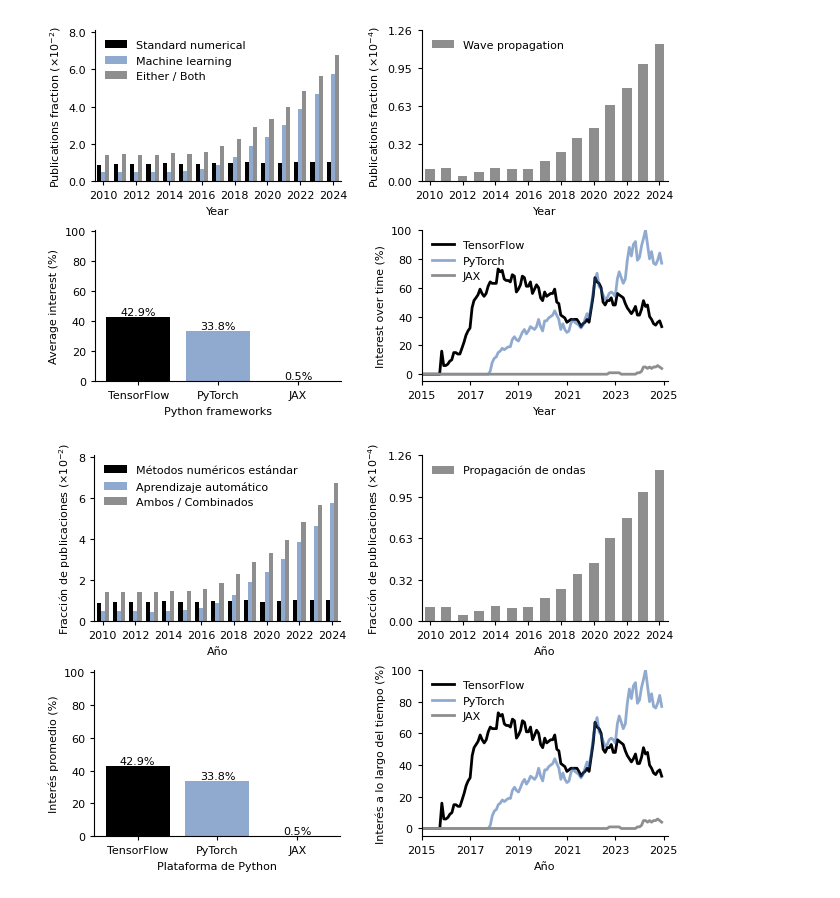
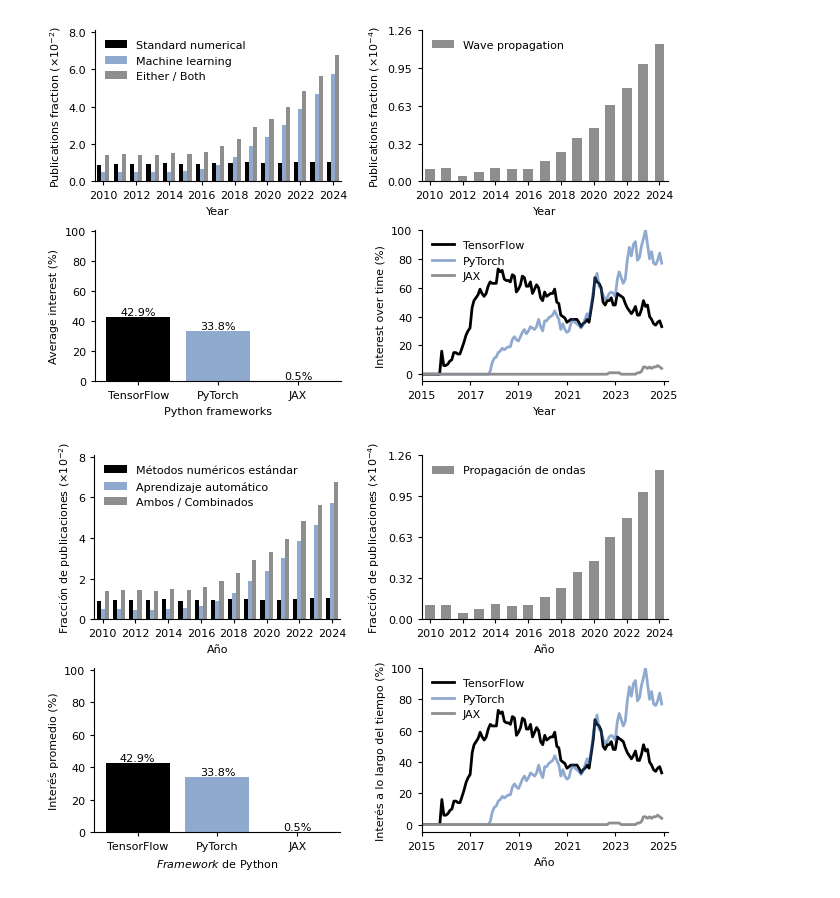
Before and after one commit to oscar-rincon/Review-Seismic-Waves, a Jupyter notebook: main/02_publication_trends_ml_wave_frameworks/publication_trends_ml_wave_frameworks.ipynb, the cells around one changed output. Cells and saved outputs as stored; diff of their text form; code cells hidden in the pictures.

```diff
--- a/main/02_publication_trends_ml_wave_frameworks/publication_trends_ml_wave_frameworks.ipynb
+++ b/main/02_publication_trends_ml_wave_frameworks/publication_trends_ml_wave_frameworks.ipynb
@@ -347,39 +347,39 @@ for barra, valor in zip(barras, promedios.values):
     )
 
 ax3.set_ylabel("Interés promedio (%)", fontsize=8)
-ax3.set_xlabel("Plataforma de Python", fontsize=8)
+ax3.set_xlabel(r"$Framework$ de Python", fontsize=8)
 ax3.set_ylim(-0.00, 1.01*100)
 ax3.set_yticks(np.arange(0, 1.1*100, 20))
 ax3.spines['top'].set_visible(False)
 ax3.spines['right'].set_visible(False)
 ax3.tick_params(axis='both', labelsize=8, direction='out', length=3, width=0.8, color='black')
 ax3.grid(False)
 
 # === Inferior derecha: Series temporales de frameworks ===
 ax4 = fig.add_subplot(gs[1, 1])
 ax4.plot(df['Mes'], df['TensorFlow'], color=colores_frameworks[0], linewidth=2, label="TensorFlow")
 ax4.plot(df['Mes'], df['PyTorch'], color=colores_frameworks[1], linewidth=2, label="PyTorch")
 ax4.plot(df['Mes'], df['JAX'], color=colores_frameworks[2], linewidth=2, label="JAX")
 
 anios_linea = np.arange(df['Mes'].dt.year.min(), 2026, 2)
 posiciones_ticks = [pd.Timestamp(f"{a}-01-01") for a in anios_linea]
 ax4.set_xticks(posiciones_ticks)
 ax4.set_xticklabels(anios_linea)
 ax4.set_yticks(np.arange(0, 1.1*100, 20))
 ax4.set_xlim(df['Mes'].min(), pd.Timestamp("2025-03-01"))
 ax4.set_ylim(-0.05*100, 1*100)
 ax4.set_ylabel("Interés a lo largo del tiempo (%)", fontsize=8)
 ax4.set_xlabel("Año")
 ax4.spines['top'].set_visible(False)
 ax4.spines['right'].set_visible(False)
 ax4.tick_params(axis='both', labelsize=8, direction='out', length=3, width=0.8, color='black')
 ax4.legend(frameon=False, fontsize=8)
 ax4.grid(False)
 
 # Guardar figura
 os.makedirs("figs", exist_ok=True)
-plt.savefig("figs/publication_trends_ml_wave_frameworks_esp.pdf", bbox_inches="tight", dpi=300)
-plt.savefig("figs/publication_trends_ml_wave_frameworks_esp.svg", bbox_inches="tight", dpi=300)
+plt.savefig("figs/04_publication_trends_ml_wave_frameworks_esp.pdf", bbox_inches="tight", dpi=300)
+plt.savefig("figs/04_publication_trends_ml_wave_frameworks_esp.svg", bbox_inches="tight", dpi=300)
 plt.show()
 # %% [output]
-[figure, old version]
+[figure, new version]
```
Also changed, not shown: parts of 1 cell of this notebook, 8 other files.
